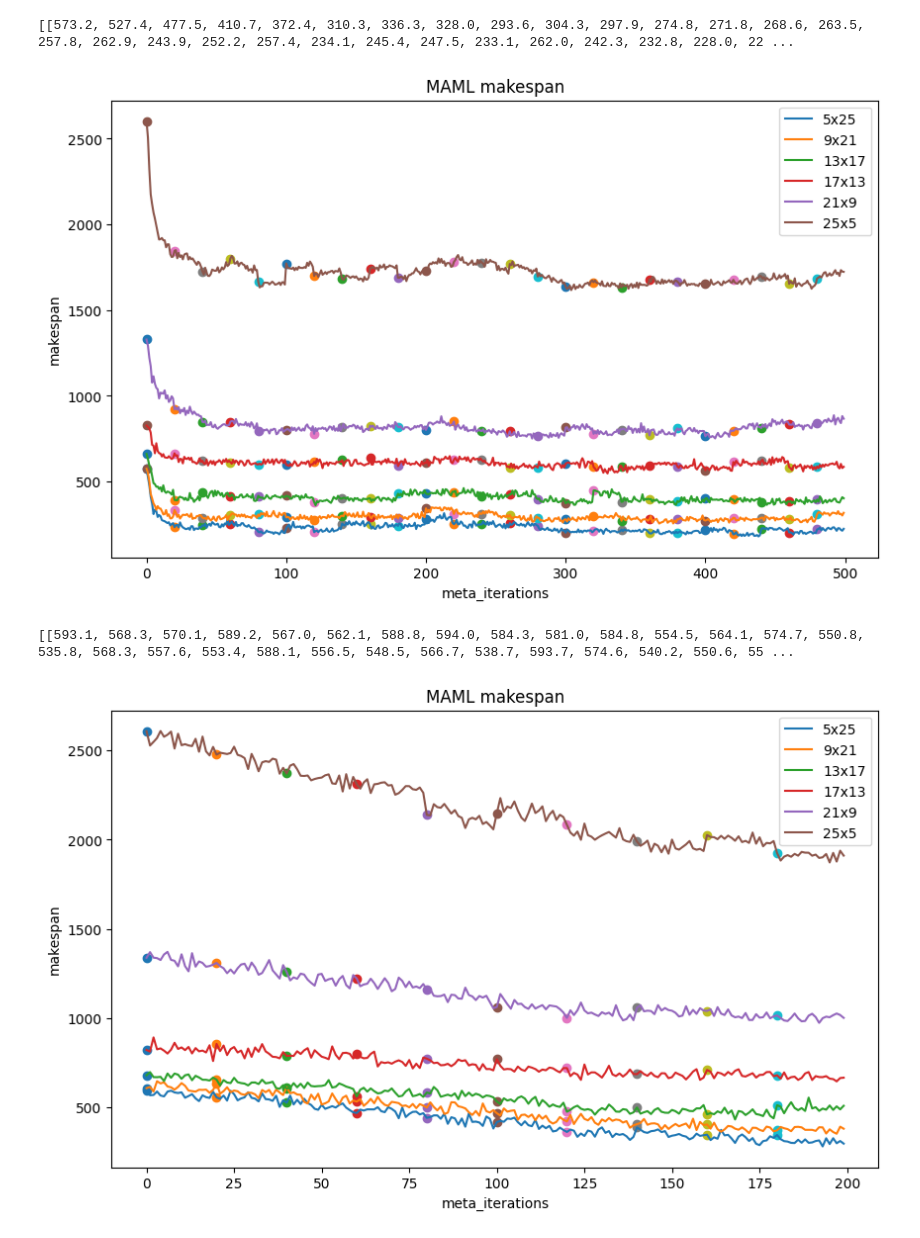
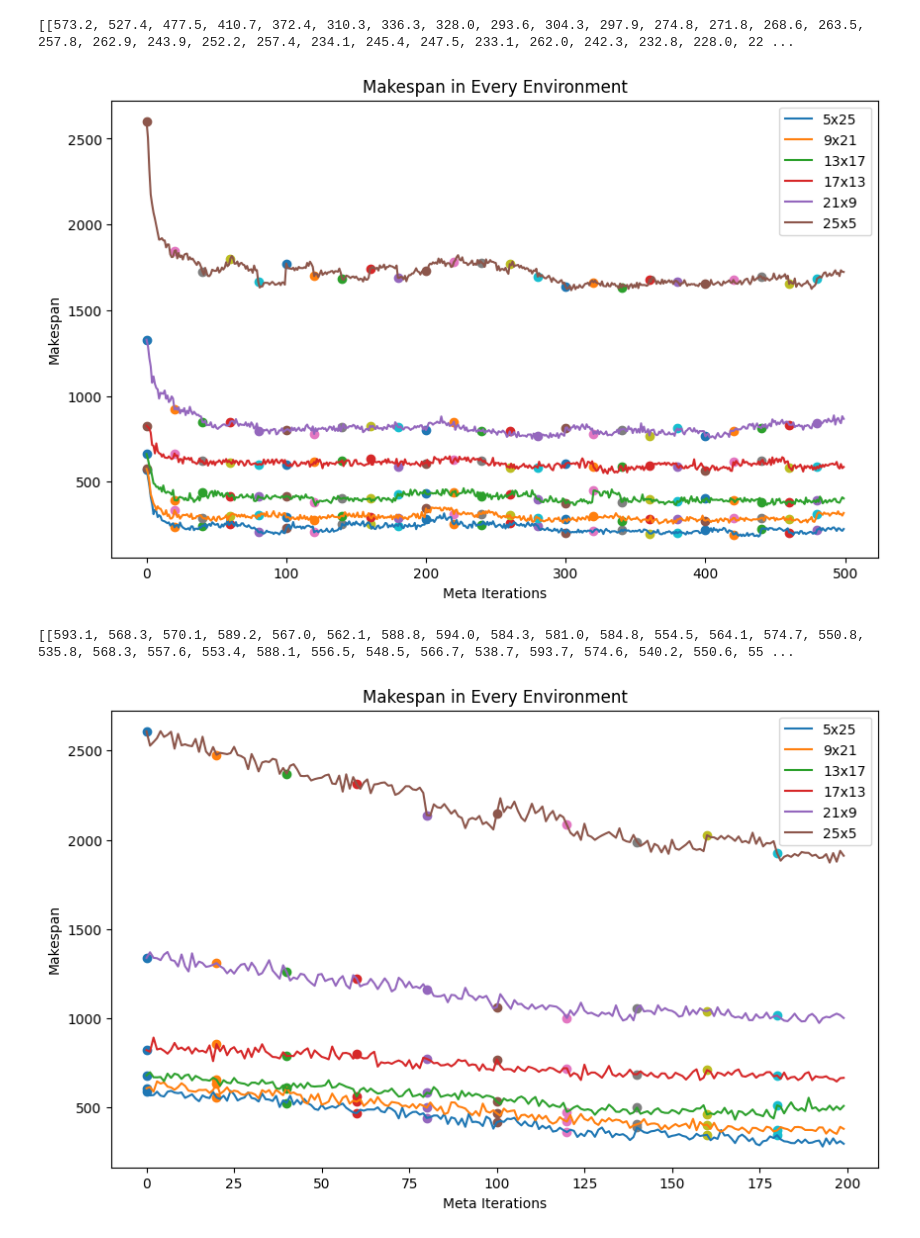
Before and after one commit to wulincong/FJSP-DRL, a Jupyter notebook: plot_imgs/mk_ec_plot.ipynb, the cells around one changed output. Saved outputs shown, nothing was run; the diff lists cells and outputs as text; code cells hidden in the pictures.

```diff
--- a/plot_imgs/mk_ec_plot.ipynb
+++ b/plot_imgs/mk_ec_plot.ipynb
@@ -23,44 +19,42 @@ RuntimeError('Unrecognized new version of ortools (9.8.3296). Expected < 9.5.0.P
 
 # maml makespan 变化
 
-def mk_plot(filename):
+def mk_plot(filename, ylabel="Makespan", title = "Makespan in Every Environment"):
 
     with open(f"./train_log/{filename}.txt", "r") as f:
         makespans = eval(f.read())
 
     print(makespans)
-    import matplotlib.pyplot as plt
-    import numpy as np
 
     # 假设这是你的6xN的二维张量（这里用随机数据代替）
     # 假设N=10
     N = 10
     data = np.array(makespans)
 
     # 创建一个折线图
     instances = ['5x25', '9x21', '13x17', '17x13', '21x9', '25x5']
     plt.figure(figsize=(10, 6))
     for i in range(data.shape[0]):
         plt.plot(data[i, :], label=f'{instances[i]}')
         for pos in range(len(data[0])):
             if pos % 20 == 0:
                 plt.scatter(pos, data[i, pos], marker='o')
 
     # 添加图例
     plt.legend()
 
     # 添加标题和轴标签
-    plt.title("MAML makespan")
-    plt.xlabel("meta_iterations")
-    plt.ylabel("makespan")
+    plt.title(title)
+    plt.xlabel("Meta Iterations")
+    plt.ylabel(ylabel)
 
     # 显示图表
     plt.show()
 
 mk_plot("makespans1706600530")
 mk_plot("makespans")
 # %% [output]
 [[573.2, 527.4, 477.5, 410.7, 372.4, 310.3, 336.3, 328.0, 293.6, 304.3, 297.9, 274.8, 271.8, 268.6, 263.5, 257.8, 262.9, 243.9, 252.2, 257.4, 234.1, 245.4, 247.5, 233.1, 262.0, 242.3, 232.8, 228.0, 22 ...
-[figure, old version]
+[figure, new version]
 [[593.1, 568.3, 570.1, 589.2, 567.0, 562.1, 588.8, 594.0, 584.3, 581.0, 584.8, 554.5, 564.1, 574.7, 550.8, 535.8, 568.3, 557.6, 553.4, 588.1, 556.5, 548.5, 566.7, 538.7, 593.7, 574.6, 540.2, 550.6, 55 ...
-[figure, old version]
+[figure, new version]
```
Also changed, not shown: parts of 10 cells of this notebook, 34 other files.
